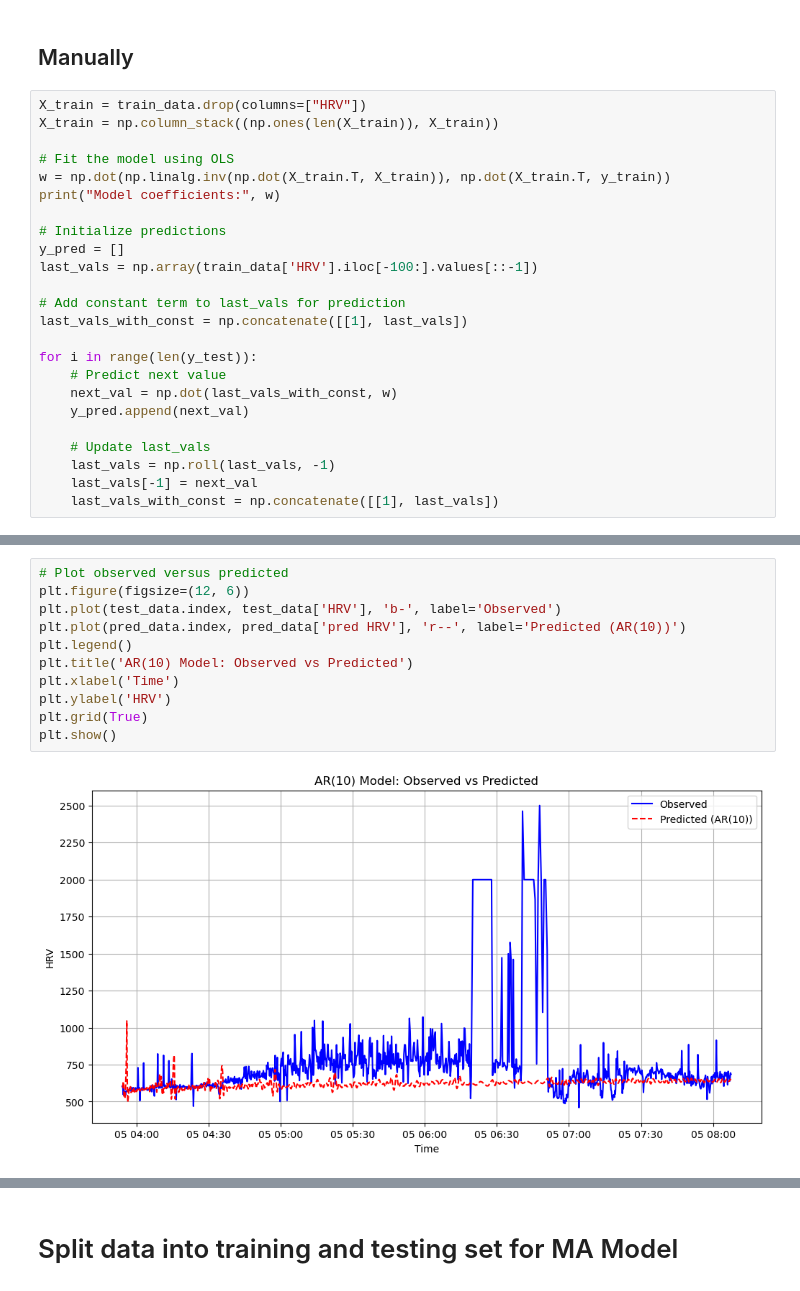
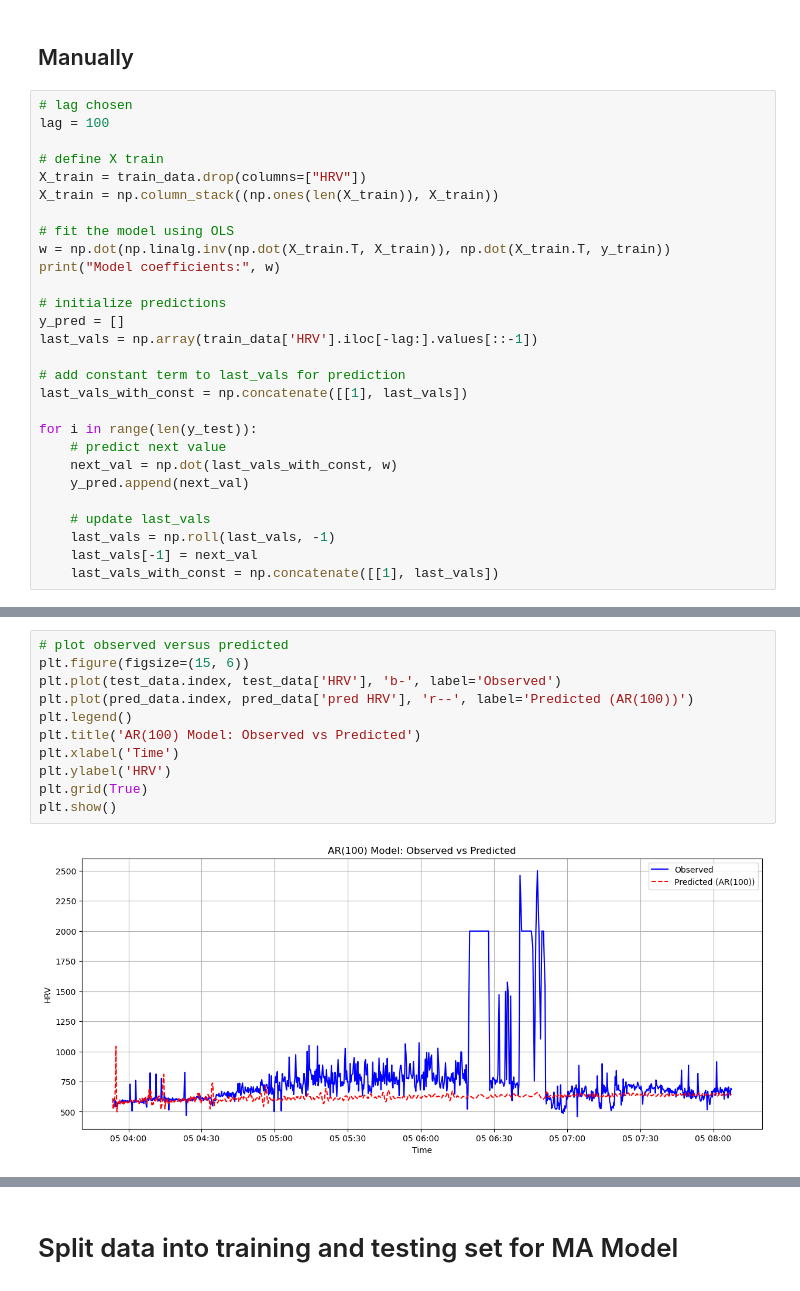
Before and after one commit to wangmichelle1/DS-4420-Final-Project, a Jupyter notebook: Time Series Patient Example 1.ipynb, the cells around one changed output, grey strips where cells are left out. Drawn from its saved outputs; the diff is of its cells as text.

```diff
--- a/Time Series Patient Example 1.ipynb
+++ b/Time Series Patient Example 1.ipynb
@@ -238,26 +237,30 @@ We will use lag value of 100 since the change in MAE and RMSE flattens out aroun
 # %% [markdown]
 ## Manually
 # %%
+# lag chosen
+lag = 100
+
+# define X train
 X_train = train_data.drop(columns=["HRV"])
 X_train = np.column_stack((np.ones(len(X_train)), X_train))
 
-# Fit the model using OLS
+# fit the model using OLS
 w = np.dot(np.linalg.inv(np.dot(X_train.T, X_train)), np.dot(X_train.T, y_train))
 print("Model coefficients:", w)
 
-# Initialize predictions
+# initialize predictions
 y_pred = []
-last_vals = np.array(train_data['HRV'].iloc[-100:].values[::-1])
+last_vals = np.array(train_data['HRV'].iloc[-lag:].values[::-1])
 
-# Add constant term to last_vals for prediction
+# add constant term to last_vals for prediction
 last_vals_with_const = np.concatenate([[1], last_vals])
 
 for i in range(len(y_test)):
-    # Predict next value
+    # predict next value
     next_val = np.dot(last_vals_with_const, w)
     y_pred.append(next_val)
 
-    # Update last_vals
+    # update last_vals
     last_vals = np.roll(last_vals, -1)
     last_vals[-1] = next_val
     last_vals_with_const = np.concatenate([[1], last_vals])
@@ -295,14 +336,14 @@ pred_data.head()
 # %%
-# Plot observed versus predicted
-plt.figure(figsize=(12, 6))
+# plot observed versus predicted
+plt.figure(figsize=(15, 6))
 plt.plot(test_data.index, test_data['HRV'], 'b-', label='Observed')
-plt.plot(pred_data.index, pred_data['pred HRV'], 'r--', label='Predicted (AR(10))')
+plt.plot(pred_data.index, pred_data['pred HRV'], 'r--', label='Predicted (AR(100))')
 plt.legend()
-plt.title('AR(10) Model: Observed vs Predicted')
+plt.title('AR(100) Model: Observed vs Predicted')
 plt.xlabel('Time')
 plt.ylabel('HRV')
 plt.grid(True)
 plt.show()
 # %% [output]
-[figure, old version]
+[figure, new version]
 # %%
```
Also changed, not shown: parts of 50 cells of this notebook, 2 other files.
